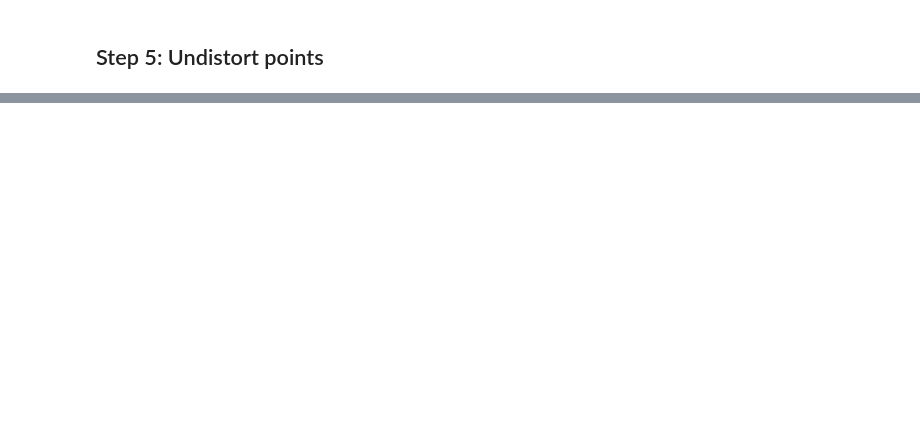
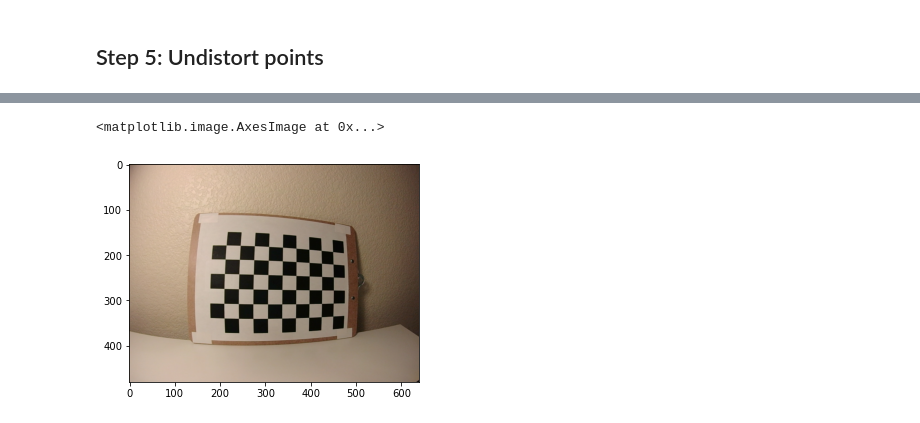
Before and after one commit to aklagoo/cse_598_project_2a, a Jupyter notebook: Test 1.ipynb, the cells around one changed output, grey strips where cells are left out. Cells and saved outputs as stored; diff of their text form; code cells hidden in the pictures; blank space fills up the shorter version.

```diff
--- a/Test 1.ipynb
+++ b/Test 1.ipynb
@@ -92,0 +113,5 @@ R_l, R_r, P_l, P_r, Q, roi_l, roi_r = cv2.stereoRectify(cam_mtx_l, dst_l, cam_mt
+# %%
+plt.imshow(cv2.cvtColor(img_r, cv2.COLOR_BGR2RGB))
+# %% [output]
+<matplotlib.image.AxesImage at 0x...>
+[figure, added]
```
Also changed, not shown: parts of 30 cells of this notebook, 7 other files.
